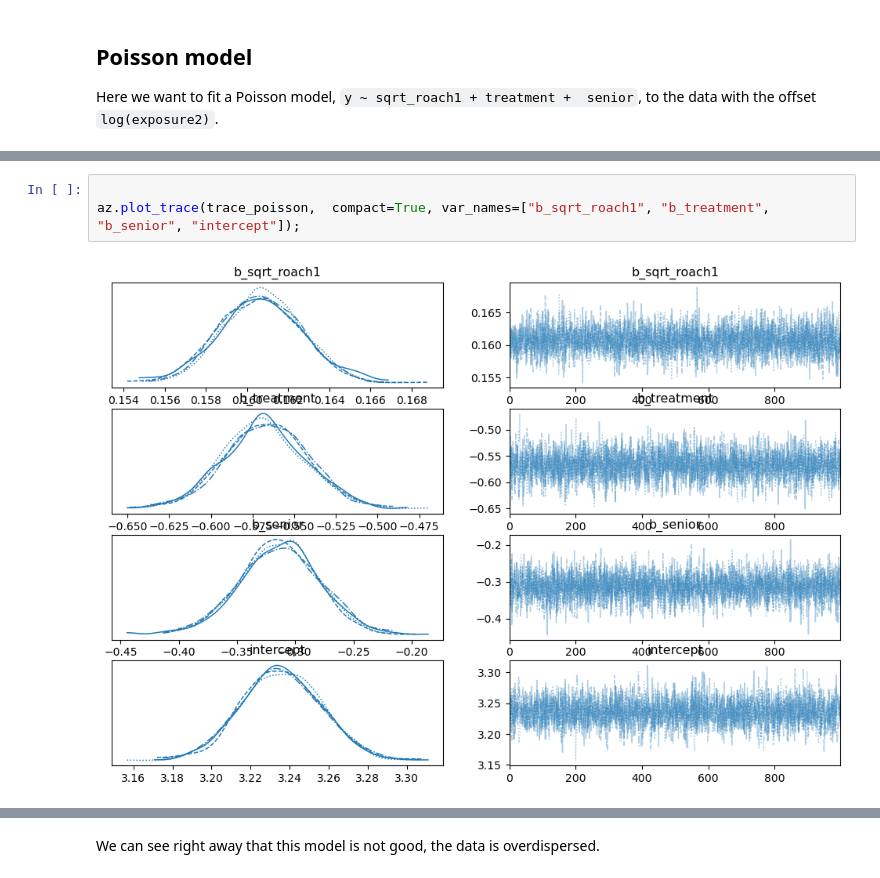
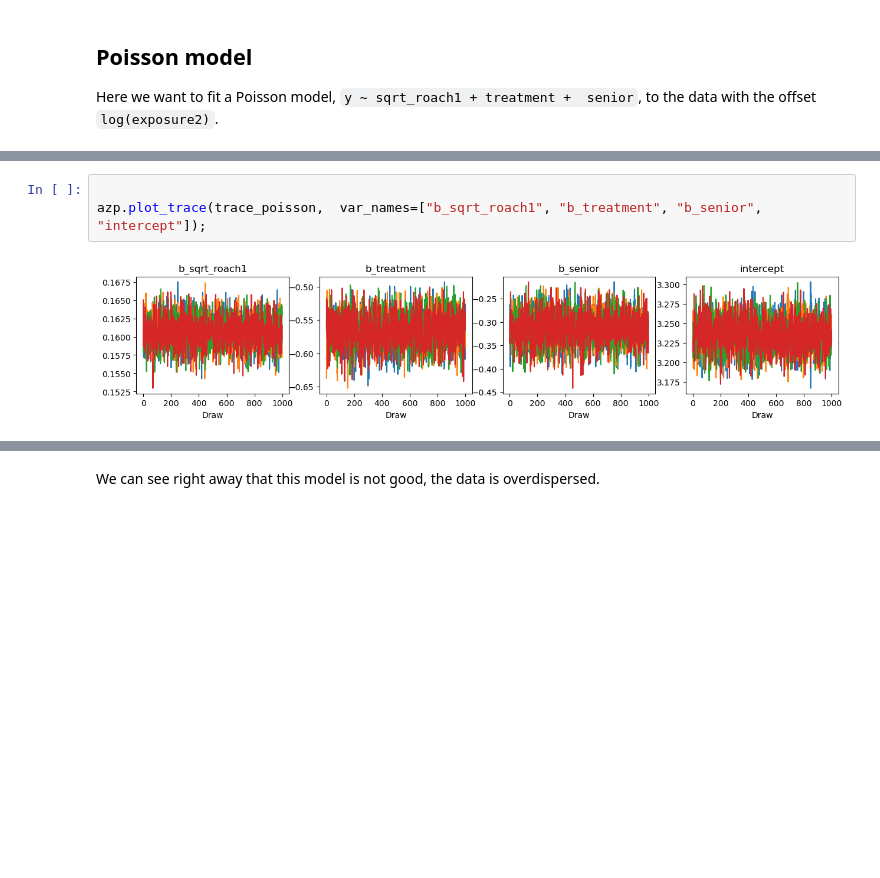
Before and after one commit to DrEntropy/BDA3_Study, a Jupyter notebook: roachescv.ipynb, the cells around one changed output, grey strips where cells are left out. Cells and saved outputs as stored; diff of their text form; blank space fills up the shorter version.

```diff
--- a/roachescv.ipynb
+++ b/roachescv.ipynb
@@ -92,6 +94,6 @@ Sampling 4 chains for 1_000 tune and 1_000 draw iterations (4_000 + 4_000 draws
 # %%
 
-az.plot_trace(trace_poisson,  compact=True, var_names=["b_sqrt_roach1", "b_treatment", "b_senior", "intercept"]);
+azp.plot_trace(trace_poisson,  var_names=["b_sqrt_roach1", "b_treatment", "b_senior", "intercept"]);
 # %% [output]
-[figure, old version]
+[figure, new version]
 # %%
```
Also changed, not shown: parts of 16 cells of this notebook, 1 other file.
